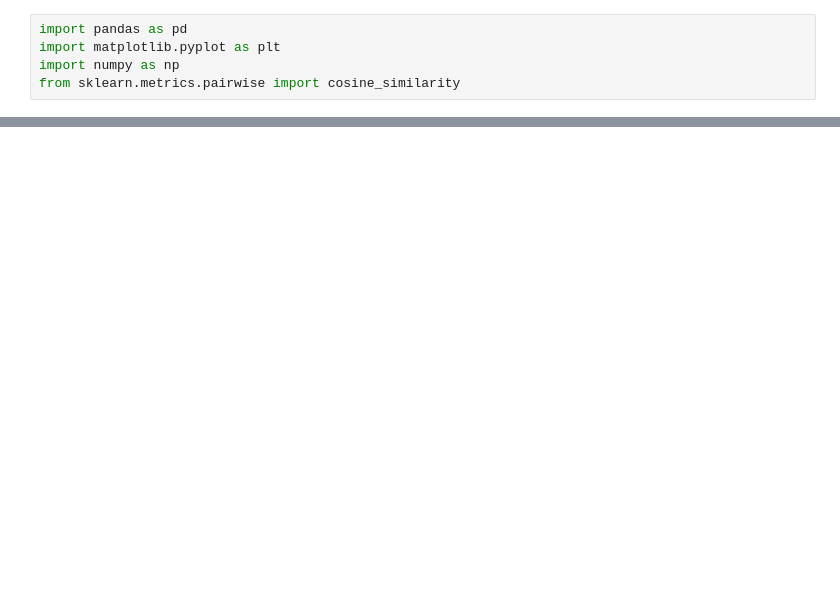
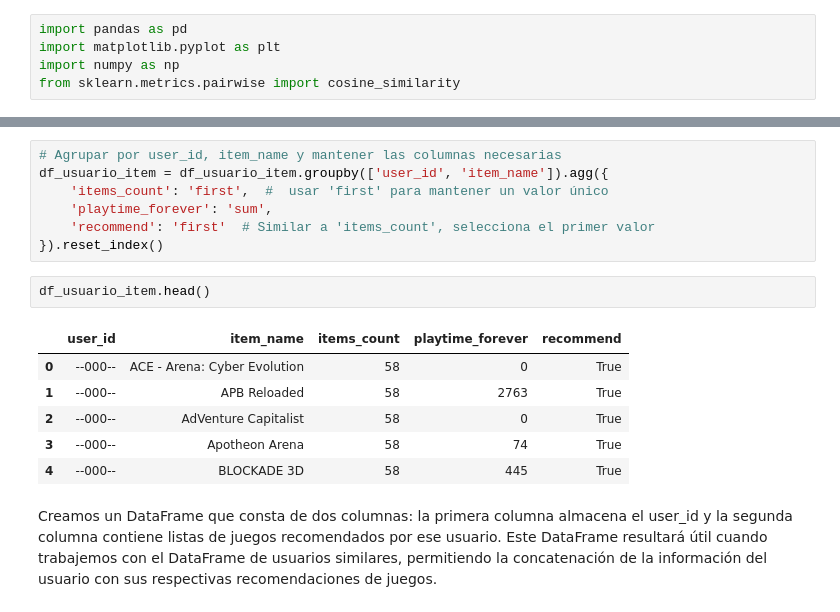
Before and after one commit to KGSanchezM/PI_ML_OPS, a Jupyter notebook: Notebooks/sistema_recomendacion_user_item.ipynb, the cells around one changed output, grey strips where cells are left out. Cells and saved outputs as stored; diff of their text form; blank space fills up the shorter version.

```diff
--- a/Notebooks/sistema_recomendacion_user_item.ipynb
+++ b/Notebooks/sistema_recomendacion_user_item.ipynb
@@ -251,0 +38,18 @@ Recomendaciones para el usuario --000--:
+# %%
+# Agrupar por user_id, item_name y mantener las columnas necesarias
+df_usuario_item = df_usuario_item.groupby(['user_id', 'item_name']).agg({
+    'items_count': 'first',  #  usar 'first' para mantener un valor único
+    'playtime_forever': 'sum',
+    'recommend': 'first'  # Similar a 'items_count', selecciona el primer valor
+}).reset_index()
+# %%
+df_usuario_item.head()
+# %% [output]
+|  | user_id | item_name | items_count | playtime_forever | recommend |
+| 0 | --000-- | ACE - Arena: Cyber Evolution | 58 | 0 | True |
+| 1 | --000-- | APB Reloaded | 58 | 2763 | True |
+| 2 | --000-- | AdVenture Capitalist | 58 | 0 | True |
+| 3 | --000-- | Apotheon Arena | 58 | 74 | True |
+| 4 | --000-- | BLOCKADE 3D | 58 | 445 | True |
+# %% [markdown]
+Creamos un DataFrame que consta de dos columnas: la primera columna almacena el user_id y la segunda columna contiene listas de juegos recomendados por ese usuario. Este DataFrame resultará útil cuando trabajemos con el DataFrame de usuarios similares, permitiendo la concatenación de la información del usuario con sus respectivas recomendaciones de juegos.
```
Also changed, not shown: parts of 66 cells of this notebook, 2 other files.
